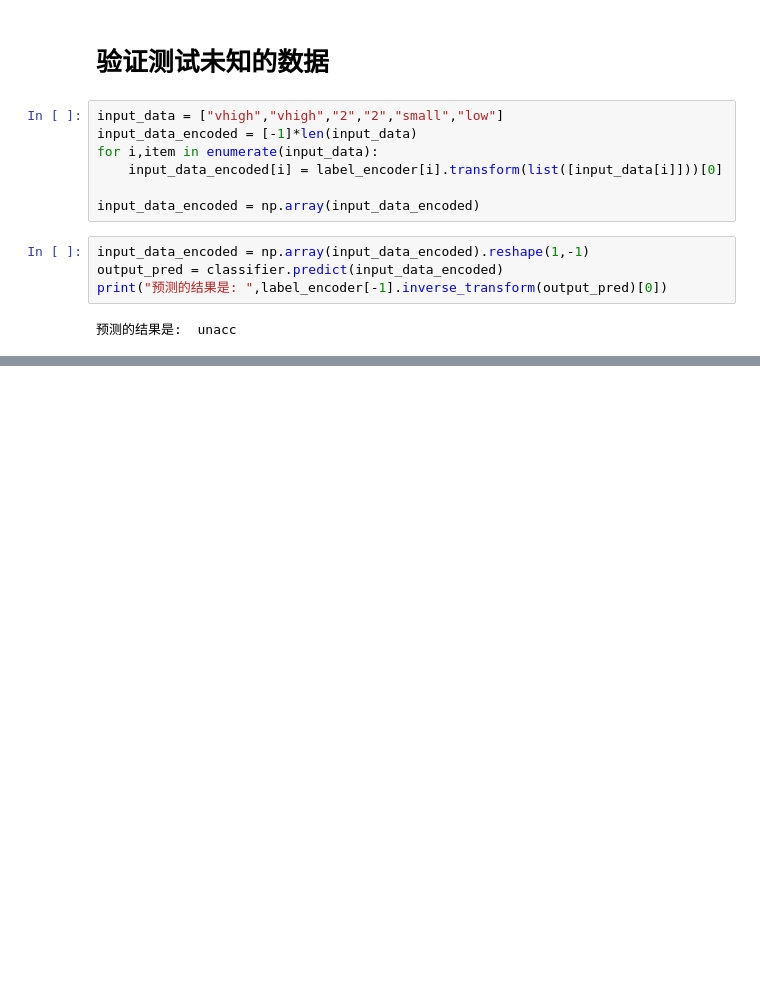
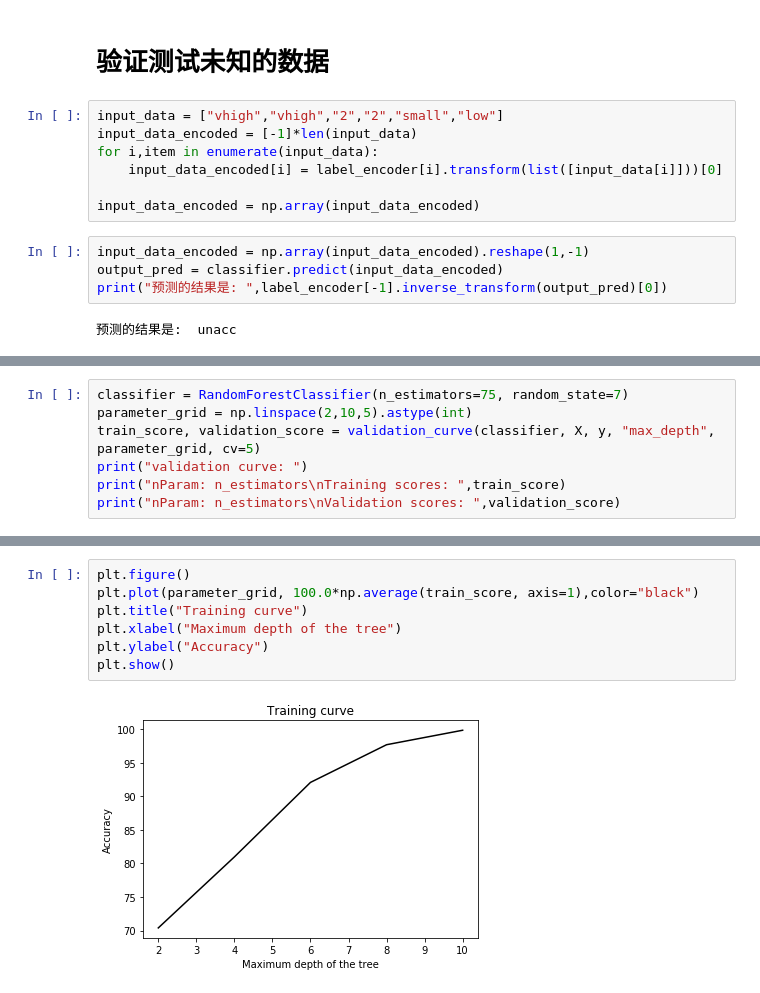
Before and after one commit to Roc-J/Python_Machine_Learning_Cookbook, a Jupyter notebook: chapter2-分类/2.4汽车特征评估质量.ipynb, the cells around one changed output, grey strips where cells are left out. Saved outputs shown, nothing was run; the diff lists cells and outputs as text; blank space fills up the shorter version.

```diff
--- a/chapter2-分类/2.4汽车特征评估质量.ipynb
+++ b/chapter2-分类/2.4汽车特征评估质量.ipynb
@@ -82,0 +124,7 @@ print("预测的结果是: ",label_encoder[-1].inverse_transform(output_pred)[0]
+# %%
+classifier = RandomForestClassifier(n_estimators=75, random_state=7)
+parameter_grid = np.linspace(2,10,5).astype(int)
+train_score, validation_score = validation_curve(classifier, X, y, "max_depth", parameter_grid, cv=5)
+print("validation curve: ")
+print("nParam: n_estimators\nTraining scores: ",train_score)
+print("nParam: n_estimators\nValidation scores: ",validation_score)
@@ -82,0 +145,9 @@ print("预测的结果是: ",label_encoder[-1].inverse_transform(output_pred)[0]
+# %%
+plt.figure()
+plt.plot(parameter_grid, 100.0*np.average(train_score, axis=1),color="black")
+plt.title("Training curve")
+plt.xlabel("Maximum depth of the tree")
+plt.ylabel("Accuracy")
+plt.show()
+# %% [output]
+[figure, added]
```
Also changed, not shown: parts of 5 cells of this notebook, 12 other files.
